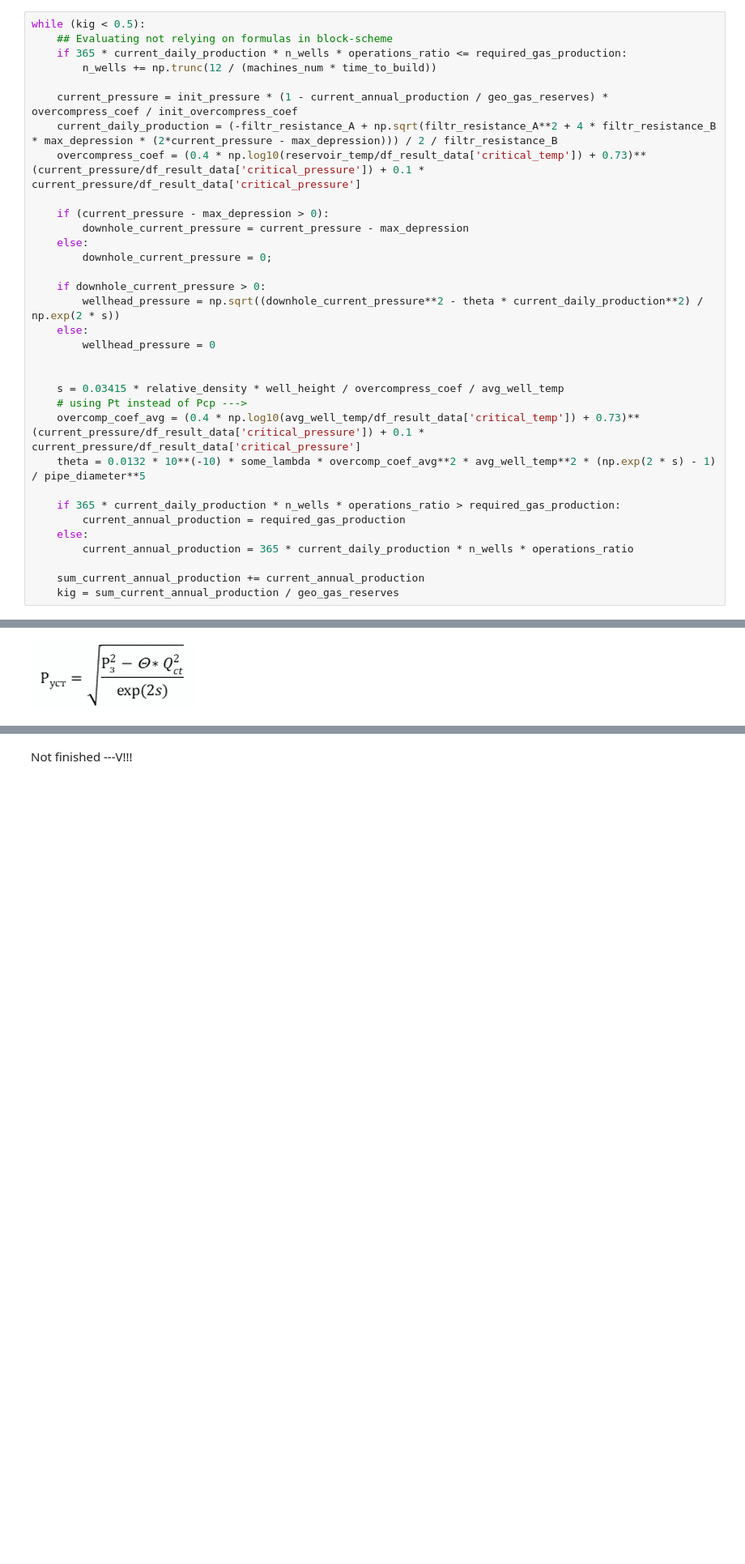
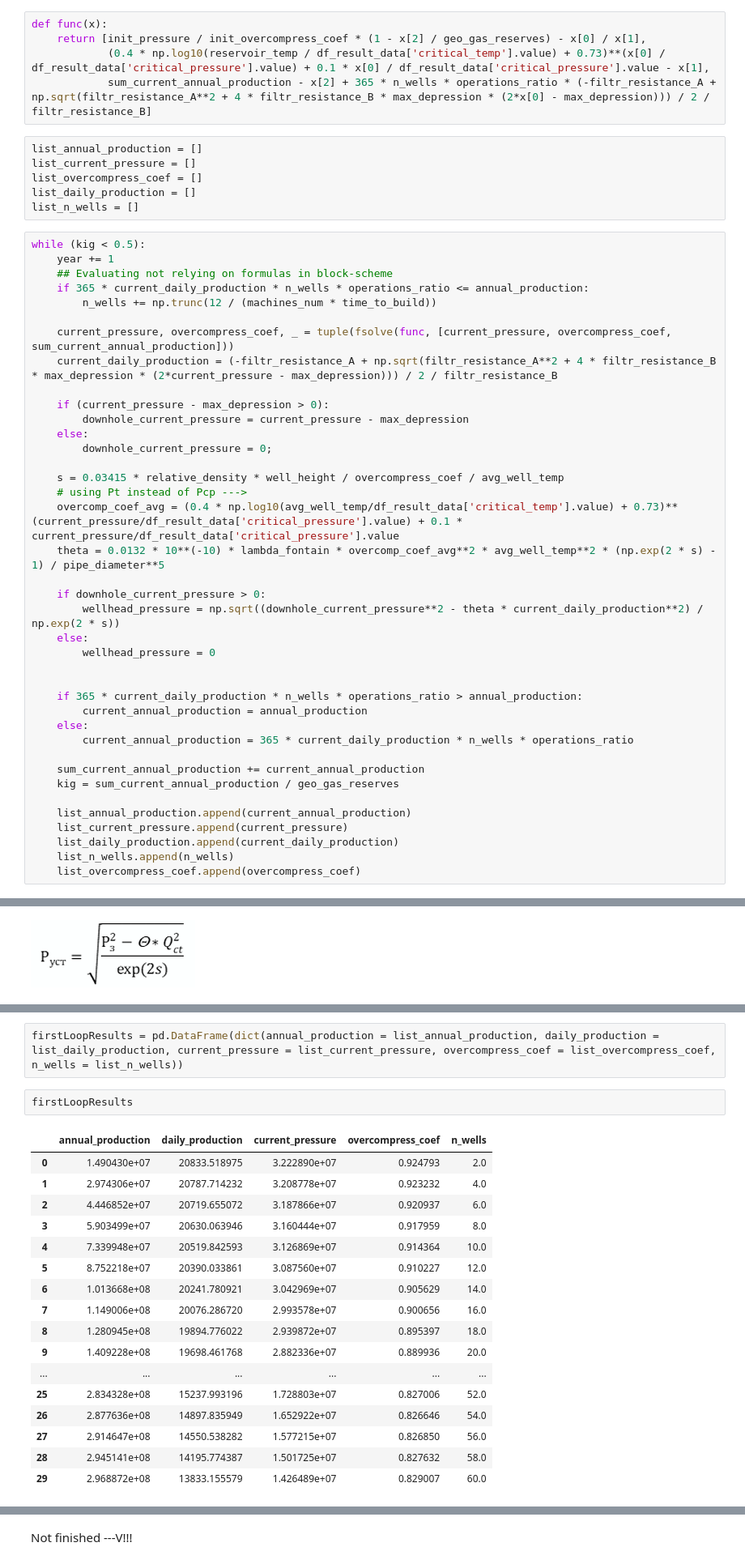
Before and after one commit to PochkaChaiki/gasReserves, a Jupyter notebook: GasReservesCalculations.ipynb, the cells around one changed output, grey strips where cells are left out. Shown: that part at 81% size. Saved outputs shown, nothing was run; the diff lists cells and outputs as text; blank space fills up the shorter version.

```diff
--- a/GasReservesCalculations.ipynb
+++ b/GasReservesCalculations.ipynb
@@ -310,20 +311,36 @@ n_wells = 0
 
 machines_num = 1
 time_to_build = 6
+# %%
+def func(x):
+    return [init_pressure / init_overcompress_coef * (1 - x[2] / geo_gas_reserves) - x[0] / x[1],
+            (0.4 * np.log10(reservoir_temp / df_result_data['critical_temp'].value) + 0.73)**(x[0] / df_result_data['critical_pressure'].value) + 0.1 * x[0] / df_result_data['critical_pressure'].value - x[1],
+            sum_current_annual_production - x[2] + 365 * n_wells * operations_ratio * (-filtr_resistance_A + np.sqrt(filtr_resistance_A**2 + 4 * filtr_resistance_B * max_depression * (2*x[0] - max_depression))) / 2 / filtr_resistance_B]
+# %%
+list_annual_production = []
+list_current_pressure = []
+list_overcompress_coef = []
+list_daily_production = []
+list_n_wells = []
 # %%
 while (kig < 0.5):
+    year += 1
     ## Evaluating not relying on formulas in block-scheme
-    if 365 * current_daily_production * n_wells * operations_ratio <= required_gas_production:
+    if 365 * current_daily_production * n_wells * operations_ratio <= annual_production:
         n_wells += np.trunc(12 / (machines_num * time_to_build))
 
-    current_pressure = init_pressure * (1 - current_annual_production / geo_gas_reserves) * overcompress_coef / init_overcompress_coef
+    current_pressure, overcompress_coef, _ = tuple(fsolve(func, [current_pressure, overcompress_coef, sum_current_annual_production]))
     current_daily_production = (-filtr_resistance_A + np.sqrt(filtr_resistance_A**2 + 4 * filtr_resistance_B * max_depression * (2*current_pressure - max_depression))) / 2 / filtr_resistance_B
-    overcompress_coef = (0.4 * np.log10(reservoir_temp/df_result_data['critical_temp']) + 0.73)**(current_pressure/df_result_data['critical_pressure']) + 0.1 * current_pressure/df_result_data['critical_pressure']
 
     if (current_pressure - max_depression > 0):
         downhole_current_pressure = current_pressure - max_depression
     else:
         downhole_current_pressure = 0;
+
+    s = 0.03415 * relative_density * well_height / overcompress_coef / avg_well_temp
+    # using Pt instead of Pcp --->
+    overcomp_coef_avg = (0.4 * np.log10(avg_well_temp/df_result_data['critical_temp'].value) + 0.73)**(current_pressure/df_result_data['critical_pressure'].value) + 0.1 * current_pressure/df_result_data['critical_pressure'].value
+    theta = 0.0132 * 10**(-10) * lambda_fontain * overcomp_coef_avg**2 * avg_well_temp**2 * (np.exp(2 * s) - 1) / pipe_diameter**5
 
     if downhole_current_pressure > 0:
         wellhead_pressure = np.sqrt((downhole_current_pressure**2 - theta * current_daily_production**2) / np.exp(2 * s))
@@ -331,15 +348,16 @@ while (kig < 0.5):
         wellhead_pressure = 0
 
 
-    s = 0.03415 * relative_density * well_height / overcompress_coef / avg_well_temp
-    # using Pt instead of Pcp --->
-    overcomp_coef_avg = (0.4 * np.log10(avg_well_temp/df_result_data['critical_temp']) + 0.73)**(current_pressure/df_result_data['critical_pressure']) + 0.1 * current_pressure/df_result_data['critical_pressure']
-    theta = 0.0132 * 10**(-10) * some_lambda * overcomp_coef_avg**2 * avg_well_temp**2 * (np.exp(2 * s) - 1) / pipe_diameter**5
-
-    if 365 * current_daily_production * n_wells * operations_ratio > required_gas_production:
-        current_annual_production = required_gas_production
+    if 365 * current_daily_production * n_wells * operations_ratio > annual_production:
+        current_annual_production = annual_production
     else:
         current_annual_production = 365 * current_daily_production * n_wells * operations_ratio
 
     sum_current_annual_production += current_annual_production
     kig = sum_current_annual_production / geo_gas_reserves
+
+    list_annual_production.append(current_annual_production)
+    list_current_pressure.append(current_pressure)
+    list_daily_production.append(current_daily_production)
+    list_n_wells.append(n_wells)
+    list_overcompress_coef.append(overcompress_coef)
@@ -372,0 +366,22 @@ while True:
+# %%
+firstLoopResults = pd.DataFrame(dict(annual_production = list_annual_production, daily_production = list_daily_production, current_pressure = list_current_pressure, overcompress_coef = list_overcompress_coef, n_wells = list_n_wells))
+# %%
+firstLoopResults
+# %% [output]
+|  | annual_production | daily_production | current_pressure | overcompress_coef | n_wells |
+| 0 | 1.490430e+07 | 20833.518975 | 3.222890e+07 | 0.924793 | 2.0 |
+| 1 | 2.974306e+07 | 20787.714232 | 3.208778e+07 | 0.923232 | 4.0 |
+| 2 | 4.446852e+07 | 20719.655072 | 3.187866e+07 | 0.920937 | 6.0 |
+| 3 | 5.903499e+07 | 20630.063946 | 3.160444e+07 | 0.917959 | 8.0 |
+| 4 | 7.339948e+07 | 20519.842593 | 3.126869e+07 | 0.914364 | 10.0 |
+| 5 | 8.752218e+07 | 20390.033861 | 3.087560e+07 | 0.910227 | 12.0 |
+| 6 | 1.013668e+08 | 20241.780921 | 3.042969e+07 | 0.905629 | 14.0 |
+| 7 | 1.149006e+08 | 20076.286720 | 2.993578e+07 | 0.900656 | 16.0 |
+| 8 | 1.280945e+08 | 19894.776022 | 2.939872e+07 | 0.895397 | 18.0 |
+| 9 | 1.409228e+08 | 19698.461768 | 2.882336e+07 | 0.889936 | 20.0 |
+| ... | ... | ... | ... | ... | ... |
+| 25 | 2.834328e+08 | 15237.993196 | 1.728803e+07 | 0.827006 | 52.0 |
+| 26 | 2.877636e+08 | 14897.835949 | 1.652922e+07 | 0.826646 | 54.0 |
+| 27 | 2.914647e+08 | 14550.538282 | 1.577215e+07 | 0.826850 | 56.0 |
+| 28 | 2.945141e+08 | 14195.774387 | 1.501725e+07 | 0.827632 | 58.0 |
+| 29 | 2.968872e+08 | 13833.155579 | 1.426489e+07 | 0.829007 | 60.0 |
```
Also changed, not shown: parts of 22 cells of this notebook.
